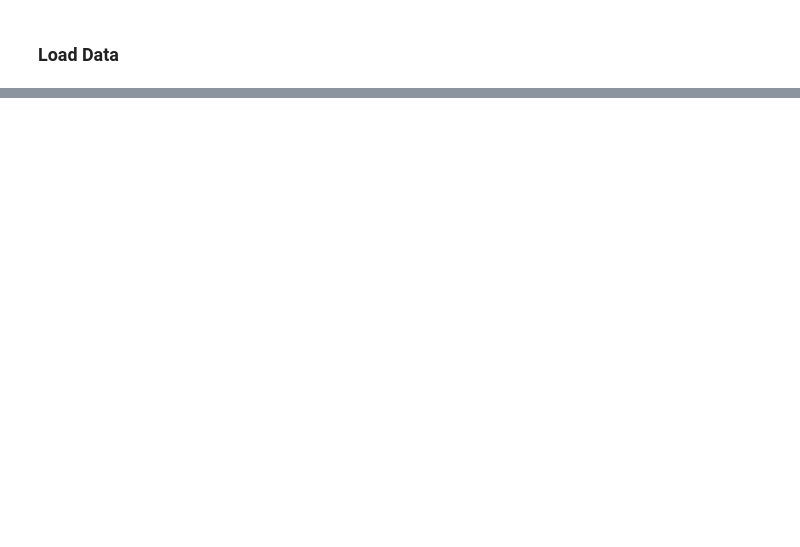
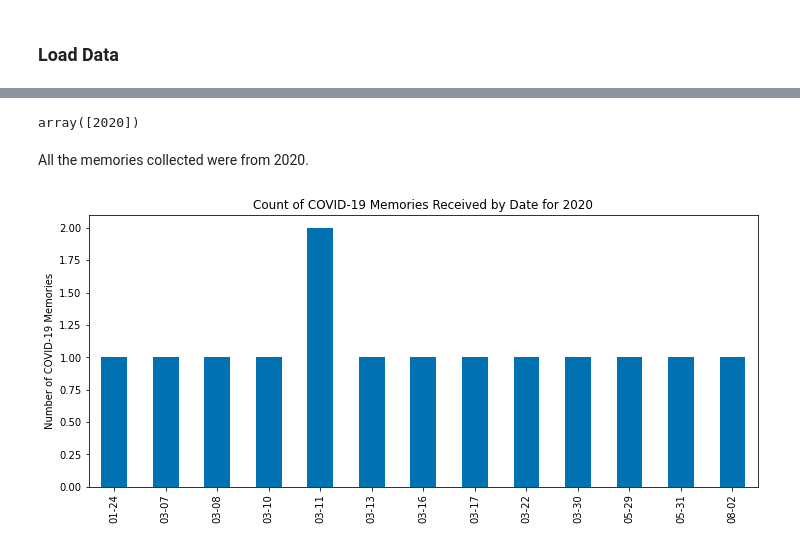
Before and after one commit to diedrebrown/inthetimeofcovid, a Jupyter notebook: notebooks/itc-text-analysis.ipynb, the cells around one changed output, grey strips where cells are left out. Cells and saved outputs as stored; diff of their text form; code cells hidden in the pictures; blank space fills up the shorter version.

```diff
--- a/notebooks/itc-text-analysis.ipynb
+++ b/notebooks/itc-text-analysis.ipynb
@@ -148,0 +114,6 @@ df_memcolor.head()
+# %%
+# convert CDate column to datetime format and extract a year, month-day
+df_survey_raw['CDate'] = pd.to_datetime(df_survey_raw['CDate'])
+df_survey_raw['CDyear'] = df_survey_raw['CDate'].dt.year
+df_survey_raw['CDmm-dd'] = df_survey_raw['CDate'].dt.strftime('%m-%d')
+df_survey_raw.head(1)
@@ -148,0 +123,16 @@ df_memcolor.head()
+# %%
+df_survey_raw['CDyear'].unique()
+# %% [output]
+array([2020])
+# %% [markdown]
+All the memories collected were from 2020.
+# %%
+# plot counts of memories by date
+fig = plt.figure(figsize=(12,5))
+df_survey_raw['CDmm-dd'].value_counts().sort_index().plot(kind='bar')
+plt.ylabel("Number of COVID-19 Memories")
+plt.title("Count of COVID-19 Memories Received by Date for 2020")
+plt.savefig('/Users/diedrebrown/Desktop/GitHubRepos/inthetimeofcovid/images/2020-memoriesbydate.png', dpi=300)
+plt.show()
+# %% [output]
+[figure, added]
```
Also changed, not shown: parts of 32 cells of this notebook, 10 other files.
